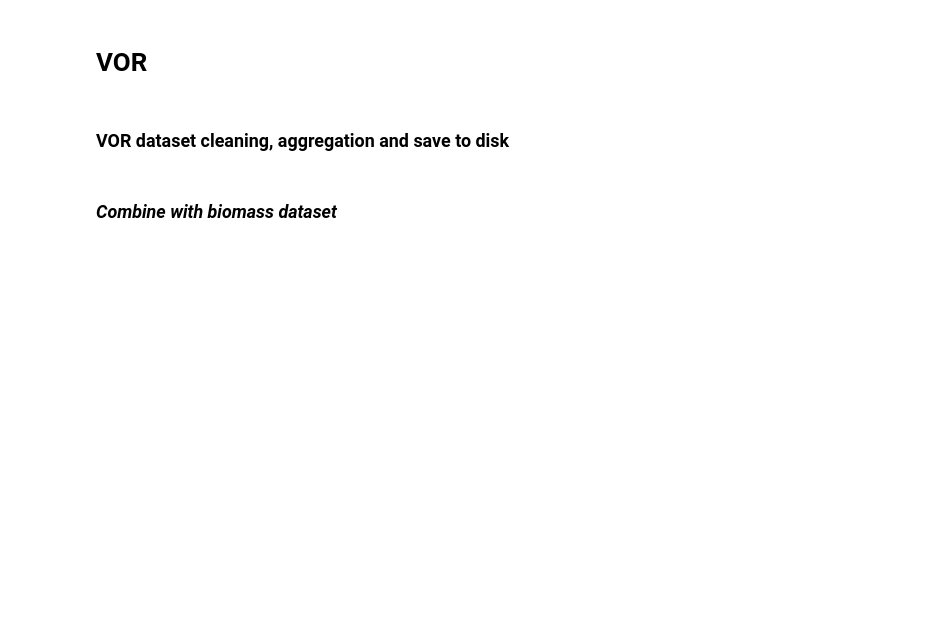
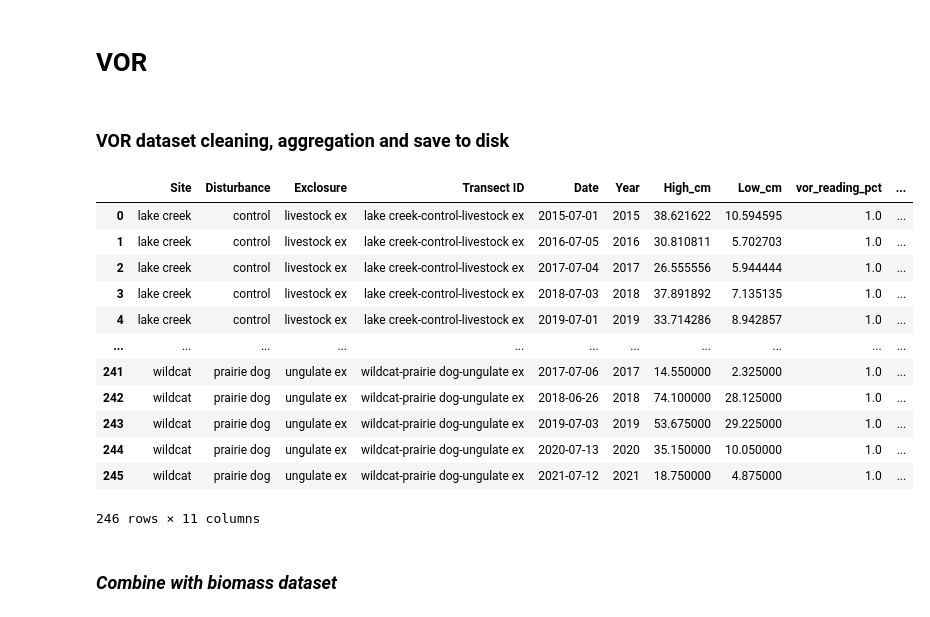
Before and after one commit to kearney-sp/tbng_veg, a Jupyter notebook: prep/nex_veg_prep.ipynb, the cells around one changed output. Drawn from its saved outputs; the diff is of its cells as text; code cells hidden in the pictures; blank space fills up the shorter version.

```diff
--- a/prep/nex_veg_prep.ipynb
+++ b/prep/nex_veg_prep.ipynb
@@ -516,7 +566,7 @@ vor_reading_pct = (df_nex_vor.groupby(
 # %%
 # get mean of each experimental unit
 df_nex_vor_out = df_nex_vor.groupby(
-    ['Site', 'Disturbance', 'Exclosure', 'Date_Surveyed']).mean().reset_index()
+    ['Site', 'Disturbance', 'Exclosure', 'Transect ID', 'Date_Surveyed']).mean().reset_index()
 
 # get percent of valid herbaceous readings
 df_nex_vor_out['vor_reading_pct'] = vor_reading_pct['Distance_along_transect_m']
@@ -532,6 +582,29 @@ df_nex_vor_out = df_nex_vor_out.drop(columns=['Distance_along_transect_m'])
 
 # rename date columns
 df_nex_vor_out = df_nex_vor_out.rename(columns={'Date_Surveyed': 'Date'})
+# %%
+# get GPS locs from transect shapefile (centroids)
+df_nex_vor_out = pd.merge(df_nex_vor_out,
+                          gdf_nex[['Transect ID', 'Mean.GPS_E.Biomass', 'Mean.GPS_N.Biomass']],
+                          on= 'Transect ID',
+                          suffixes=['_vor', '_shp'],
+                          how='left')
+# %%
+df_nex_vor_out
+# %% [output]
+|  | Site | Disturbance | Exclosure | Transect ID | Date | Year | High_cm | Low_cm | vor_reading_pct | ... |
+| 0 | lake creek | control | livestock ex | lake creek-control-livestock ex | 2015-07-01 | 2015 | 38.621622 | 10.594595 | 1.0 | ... |
+| 1 | lake creek | control | livestock ex | lake creek-control-livestock ex | 2016-07-05 | 2016 | 30.810811 | 5.702703 | 1.0 | ... |
+| 2 | lake creek | control | livestock ex | lake creek-control-livestock ex | 2017-07-04 | 2017 | 26.555556 | 5.944444 | 1.0 | ... |
+| 3 | lake creek | control | livestock ex | lake creek-control-livestock ex | 2018-07-03 | 2018 | 37.891892 | 7.135135 | 1.0 | ... |
+| 4 | lake creek | control | livestock ex | lake creek-control-livestock ex | 2019-07-01 | 2019 | 33.714286 | 8.942857 | 1.0 | ... |
+| ... | ... | ... | ... | ... | ... | ... | ... | ... | ... | ... |
+| 241 | wildcat | prairie dog | ungulate ex | wildcat-prairie dog-ungulate ex | 2017-07-06 | 2017 | 14.550000 | 2.325000 | 1.0 | ... |
+| 242 | wildcat | prairie dog | ungulate ex | wildcat-prairie dog-ungulate ex | 2018-06-26 | 2018 | 74.100000 | 28.125000 | 1.0 | ... |
+| 243 | wildcat | prairie dog | ungulate ex | wildcat-prairie dog-ungulate ex | 2019-07-03 | 2019 | 53.675000 | 29.225000 | 1.0 | ... |
+| 244 | wildcat | prairie dog | ungulate ex | wildcat-prairie dog-ungulate ex | 2020-07-13 | 2020 | 35.150000 | 10.050000 | 1.0 | ... |
+| 245 | wildcat | prairie dog | ungulate ex | wildcat-prairie dog-ungulate ex | 2021-07-12 | 2021 | 18.750000 | 4.875000 | 1.0 | ... |
+246 rows × 11 columns
 # %%
 df_nex_vor_out.to_csv(os.path.join(os.getcwd(), outDIR_vor, 'TB_nex_vor.csv'), index=False)
 # %% [markdown]
```
Also changed, not shown: parts of 14 cells of this notebook, 34 other files.
